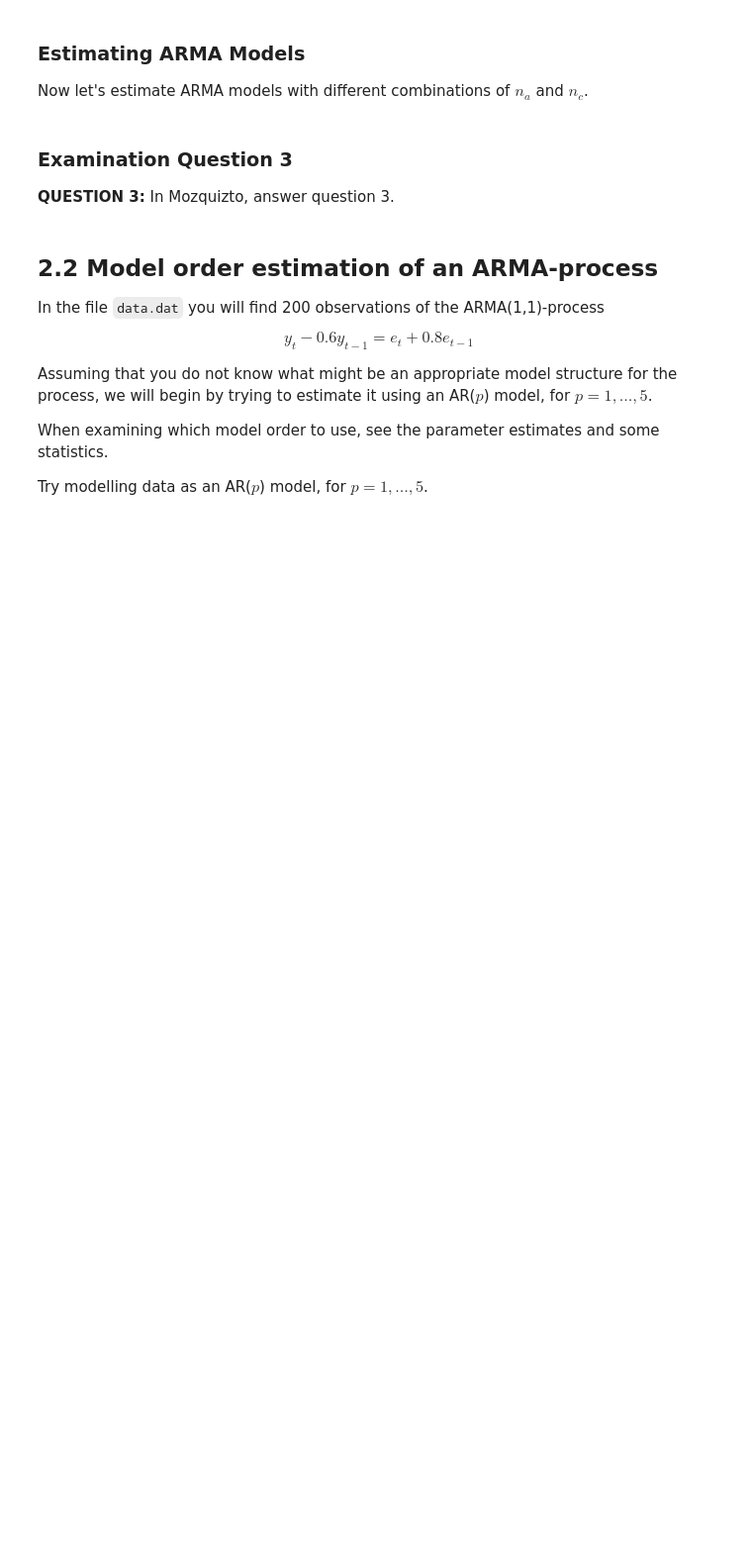
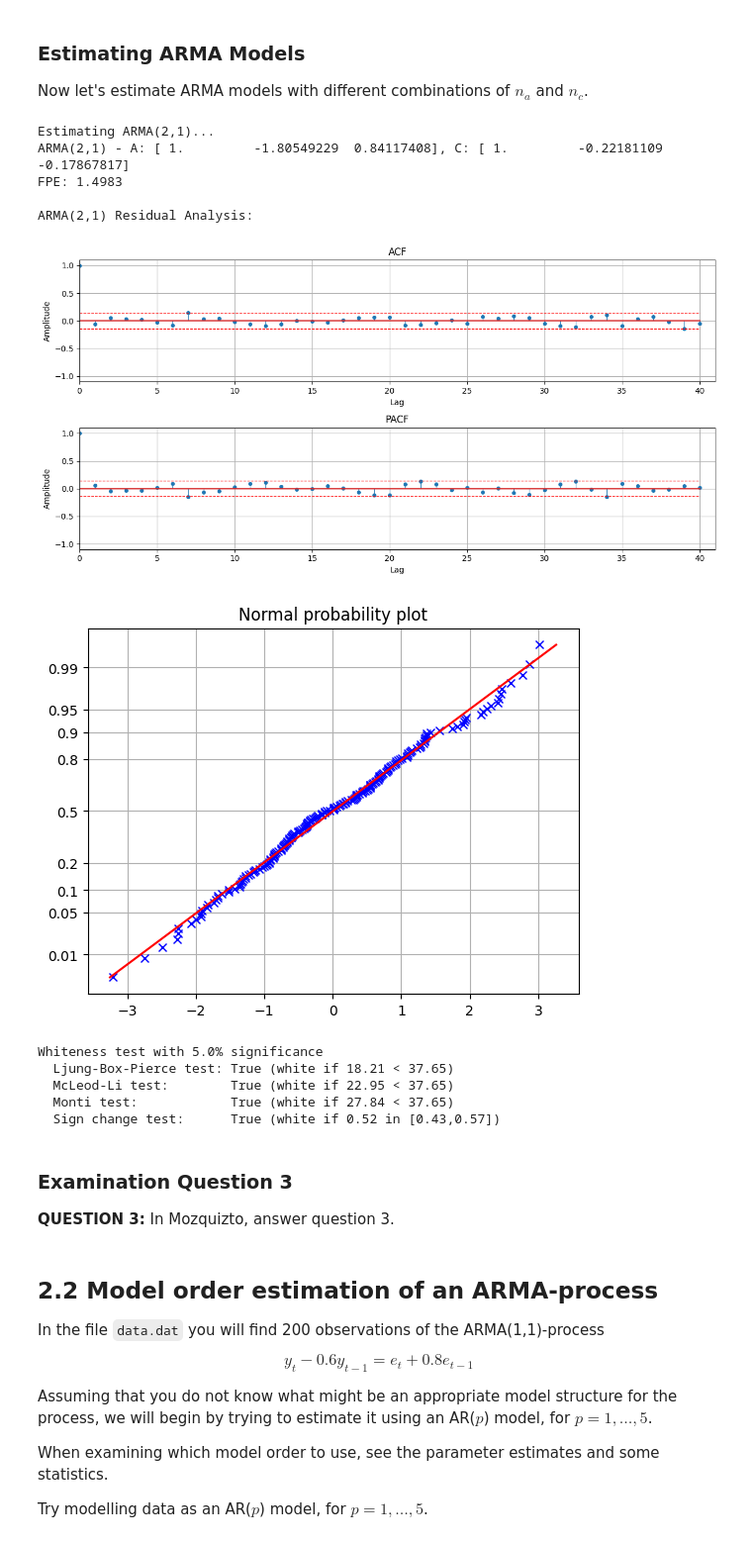
Before and after one commit to andreasjak/TimeSeriesAnalysis, a Jupyter notebook: labs/lab1.ipynb, the cells around one changed output. Shown at 99% size. Drawn from its saved outputs; the diff is of its cells as text; code cells hidden in the pictures; blank space fills up the shorter version.

```diff
--- a/labs/lab1.ipynb
+++ b/labs/lab1.ipynb
@@ -279,20 +309,44 @@ Now let's estimate ARMA models with different combinations of $n_a$ and $n_c$.
 # %%
 # Estimate ARMA model
 
 # ARMA(1,1)
-print("Estimating ARMA(1,1)...")
-arma11_model = estimateARMA(y1, A=1, C=1, plot=False)
-e_hat_arma11 = my_filter(arma11_model.A, arma11_model.C, y1)
-print(f"ARMA(1,1) - A: {arma11_model.A}, C: {arma11_model.C}")
-print(f"FPE: {arma11_model.FPE:.4f}\n")
+#print("Estimating ARMA(1,1)...")
+#arma11_model = estimateARMA(y1, A=1, C=1, plot=False)
+#e_hat_arma11 = my_filter(arma11_model.A, arma11_model.C, y1)
+#print(f"ARMA(1,1) - A: {arma11_model.A}, C: {arma11_model.C}")
+#print(f"FPE: {arma11_model.FPE:.4f}\n")
 
 # Analyze ARMA(1,1) residuals
-print("ARMA(1,1) Residual Analysis:")
-plotACFnPACF(e_hat_arma11, noLags=40, signLvl=0.05)
-normplot(e_hat_arma11)
-whiteness_test(e_hat_arma11, alpha=0.05)
+#print("ARMA(1,1) Residual Analysis:")
+#plotACFnPACF(e_hat_arma11, noLags=40, signLvl=0.05)
+#normplot(e_hat_arma11)
+#whiteness_test(e_hat_arma11, alpha=0.05)
 
 # test other ARMA models
+print("Estimating ARMA(2,1)...")
+arma21_model = estimateARMA(y1, A=2, C=2, plot=False)
+e_hat_arma21 = my_filter(arma21_model.A, arma21_model.C, y1)
+print(f"ARMA(2,1) - A: {arma21_model.A}, C: {arma21_model.C}")
+print(f"FPE: {arma21_model.FPE:.4f}\n")
+
+# Analyze ARMA(1,1) residuals
+print("ARMA(2,1) Residual Analysis:")
+plotACFnPACF(e_hat_arma21, noLags=40, signLvl=0.05)
+normplot(e_hat_arma21)
+whiteness_test(e_hat_arma21, alpha=0.05)
+# %% [output]
+Estimating ARMA(2,1)...
+ARMA(2,1) - A: [ 1.         -1.80549229  0.84117408], C: [ 1.         -0.22181109 -0.17867817]
+FPE: 1.4983
+
+ARMA(2,1) Residual Analysis:
+[figure, added]
+[figure, added]
+Whiteness test with 5.0% significance
+  Ljung-Box-Pierce test: True (white if 18.21 < 37.65)
+  McLeod-Li test:        True (white if 22.95 < 37.65)
+  Monti test:            True (white if 27.84 < 37.65)
+  Sign change test:      True (white if 0.52 in [0.43,0.57])
 # %% [markdown]
 ### Examination Question 3
 
```
Also changed, not shown: parts of 16 cells of this notebook.
